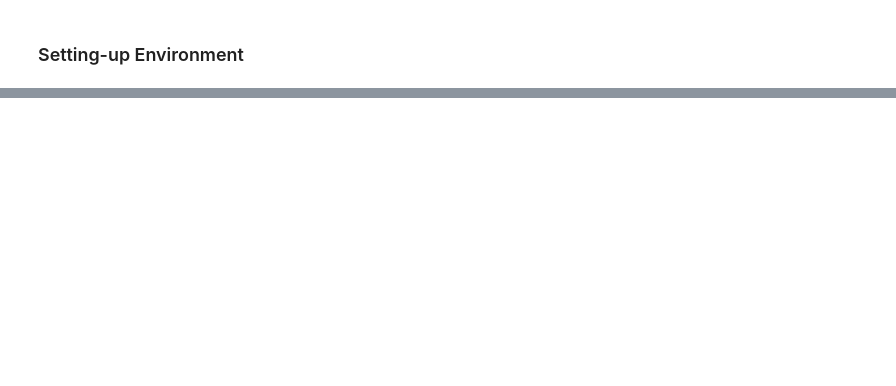
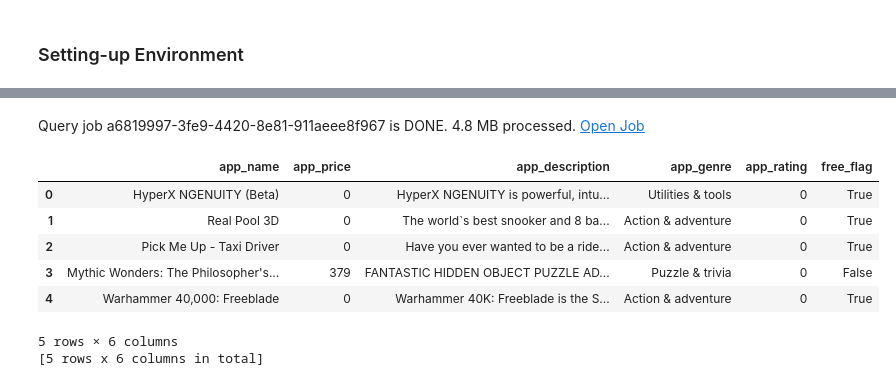
Before and after one commit to smvinodkumar910/market-mirror, a Jupyter notebook: backend/04_processing_data_02.ipynb, the cells around one changed output, grey strips where cells are left out. Saved outputs shown, nothing was run; the diff lists cells and outputs as text; code cells hidden in the pictures; blank space fills up the shorter version.

```diff
--- a/backend/04_processing_data_02.ipynb
+++ b/backend/04_processing_data_02.ipynb
@@ -68,0 +155,12 @@ $sql
+# %%
+windows_app_with_price_extract.head()
+# %% [output]
+Query job a6819997-3fe9-4420-8e81-911aeee8f967 is DONE. 4.8 MB processed. Open Job
+|  | app_name | app_price | app_description | app_genre | app_rating | free_flag |
+| 0 | HyperX NGENUITY (Beta) | 0 | HyperX NGENUITY is powerful, intu... | Utilities & tools | 0 | True |
+| 1 | Real Pool 3D | 0 | The world`s best snooker and 8 ba... | Action & adventure | 0 | True |
+| 2 | Pick Me Up - Taxi Driver | 0 | Have you ever wanted to be a ride... | Action & adventure | 0 | True |
+| 3 | Mythic Wonders: The Philosopher's... | 379 | FANTASTIC HIDDEN OBJECT PUZZLE AD... | Puzzle & trivia | 0 | False |
+| 4 | Warhammer 40,000: Freeblade | 0 | Warhammer 40K: Freeblade is the S... | Action & adventure | 0 | True |
+5 rows × 6 columns
+[5 rows x 6 columns in total]
```
Also changed, not shown: parts of 32 cells of this notebook, 5 other files.
